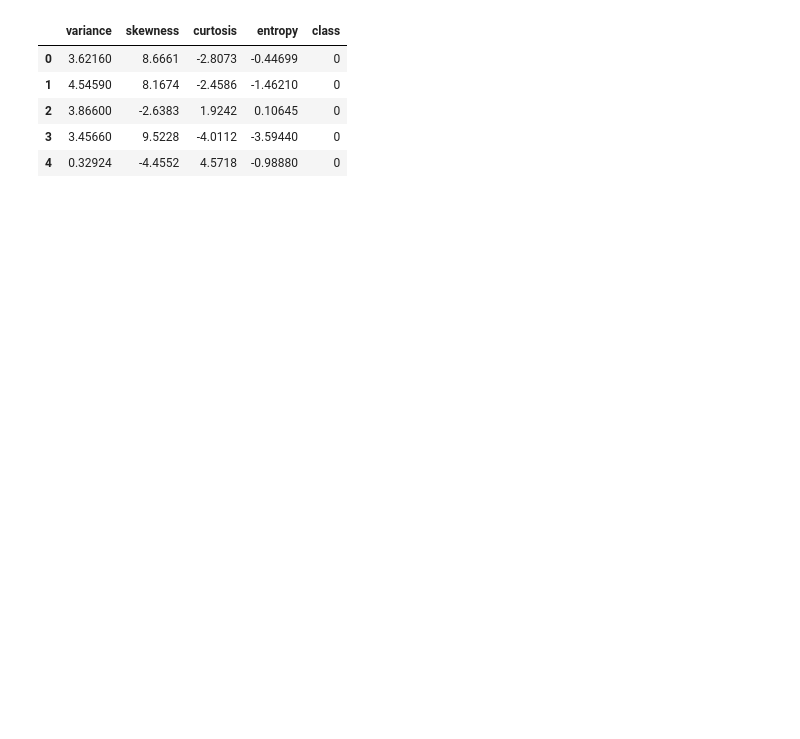
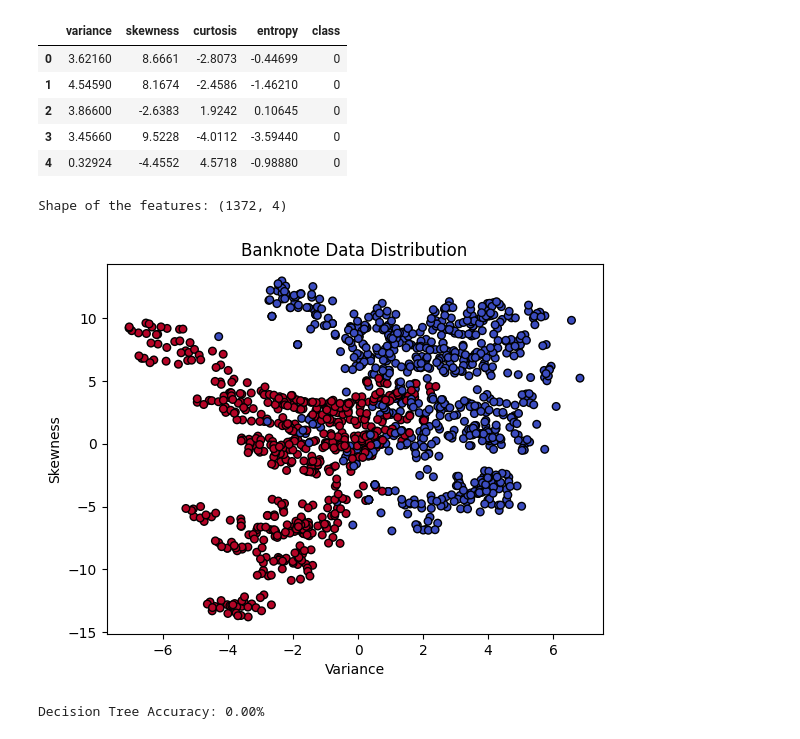
Before and after one commit to KartikAg13/banknote_auth, a Jupyter notebook: main.ipynb, the cells around one changed output. Drawn from its saved outputs; the diff is of its cells as text; code cells hidden in the pictures; blank space fills up the shorter version.

```diff
--- a/main.ipynb
+++ b/main.ipynb
@@ -63,0 +76,22 @@ def build_tree(x, y, depth = 0, max_depth = 3):
+# %%
+data_values = data.values
+np.random.shuffle(data_values)
+
+x_data = data_values[:, :-1]
+y_data = data_values[:, -1].astype(int)
+
+shape = x_data.shape
+print(f"Shape of the features: {shape}")
+# %% [output]
+Shape of the features: (1372, 4)
+# %%
+def plot_data(x, y):
+    plt.scatter(x[:, 0], x[:, 1], c=y, cmap="coolwarm", edgecolors="k", s=30)
+    plt.xlabel("Variance")
+    plt.ylabel("Skewness")
+    plt.title("Banknote Data Distribution")
+    plt.show()
+
+plot_data(x_data, y_data)
+# %% [output]
+[figure, added]
@@ -63,0 +102,9 @@ def build_tree(x, y, depth = 0, max_depth = 3):
+# %%
+tree = build_tree(x_train, y_train)
+
+y_pred = [predict(tree, x) for x in x_test]
+
+accuracy = np.sum(y_pred == y_test) / len(y_test)
+print(f"Decision Tree Accuracy: {accuracy * 100:.2f}%")
+# %% [output]
+Decision Tree Accuracy: 0.00%
```
Also changed, not shown: parts of 5 cells of this notebook.
